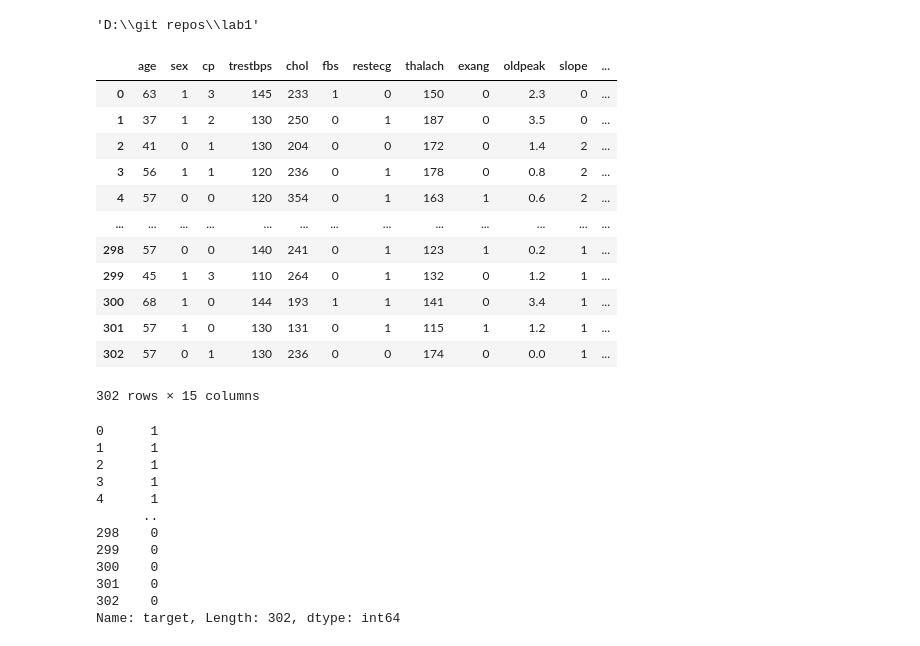
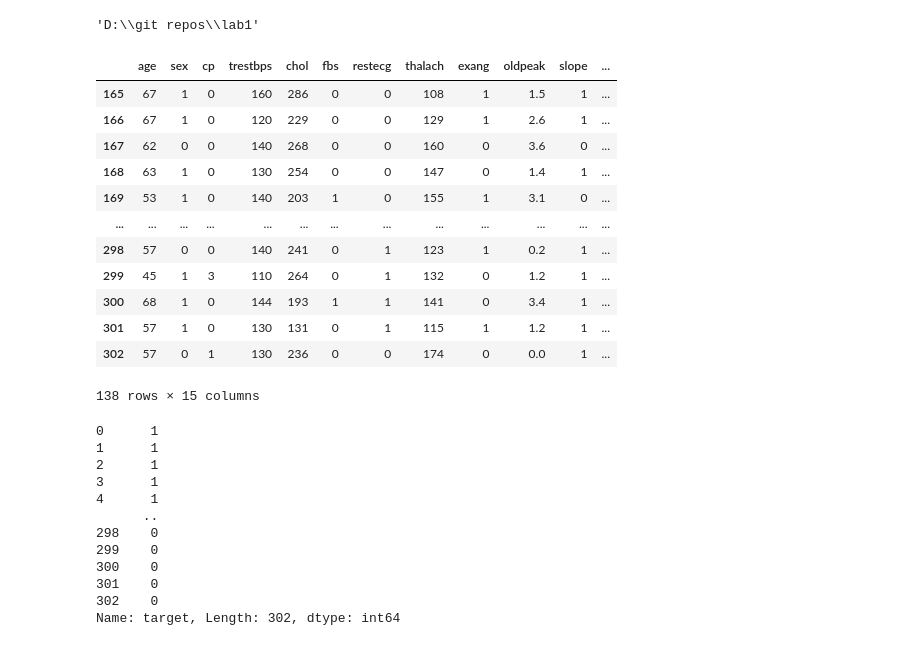
Before and after one commit to Halssara/lab1_IIS, a Jupyter notebook: research/research.ipynb, the cells around one changed output. Drawn from its saved outputs; the diff is of its cells as text; code cells hidden in the pictures.

```diff
--- a/research/research.ipynb
+++ b/research/research.ipynb
@@ -103,21 +103,21 @@ def plot_monthly_bucket_stats_by_count(
 # %%
 df = pd.read_pickle('data/clean_dataset.pkl')
 # %%
-df
+df[df['target'] == 0]
 # %% [output]
 |  | age | sex | cp | trestbps | chol | fbs | restecg | thalach | exang | oldpeak | slope | ... |
-| 0 | 63 | 1 | 3 | 145 | 233 | 1 | 0 | 150 | 0 | 2.3 | 0 | ... |
-| 1 | 37 | 1 | 2 | 130 | 250 | 0 | 1 | 187 | 0 | 3.5 | 0 | ... |
-| 2 | 41 | 0 | 1 | 130 | 204 | 0 | 0 | 172 | 0 | 1.4 | 2 | ... |
-| 3 | 56 | 1 | 1 | 120 | 236 | 0 | 1 | 178 | 0 | 0.8 | 2 | ... |
-| 4 | 57 | 0 | 0 | 120 | 354 | 0 | 1 | 163 | 1 | 0.6 | 2 | ... |
+| 165 | 67 | 1 | 0 | 160 | 286 | 0 | 0 | 108 | 1 | 1.5 | 1 | ... |
+| 166 | 67 | 1 | 0 | 120 | 229 | 0 | 0 | 129 | 1 | 2.6 | 1 | ... |
+| 167 | 62 | 0 | 0 | 140 | 268 | 0 | 0 | 160 | 0 | 3.6 | 0 | ... |
+| 168 | 63 | 1 | 0 | 130 | 254 | 0 | 0 | 147 | 0 | 1.4 | 1 | ... |
+| 169 | 53 | 1 | 0 | 140 | 203 | 1 | 0 | 155 | 1 | 3.1 | 0 | ... |
 | ... | ... | ... | ... | ... | ... | ... | ... | ... | ... | ... | ... | ... |
 | 298 | 57 | 0 | 0 | 140 | 241 | 0 | 1 | 123 | 1 | 0.2 | 1 | ... |
 | 299 | 45 | 1 | 3 | 110 | 264 | 0 | 1 | 132 | 0 | 1.2 | 1 | ... |
 | 300 | 68 | 1 | 0 | 144 | 193 | 1 | 1 | 141 | 0 | 3.4 | 1 | ... |
 | 301 | 57 | 1 | 0 | 130 | 131 | 0 | 1 | 115 | 1 | 1.2 | 1 | ... |
 | 302 | 57 | 0 | 1 | 130 | 236 | 0 | 0 | 174 | 0 | 0.0 | 1 | ... |
-302 rows × 15 columns
+138 rows × 15 columns
 # %%
 target = 'target'
 X = df.drop(columns=[target], axis=1)
```
Also changed, not shown: 8 other files.
